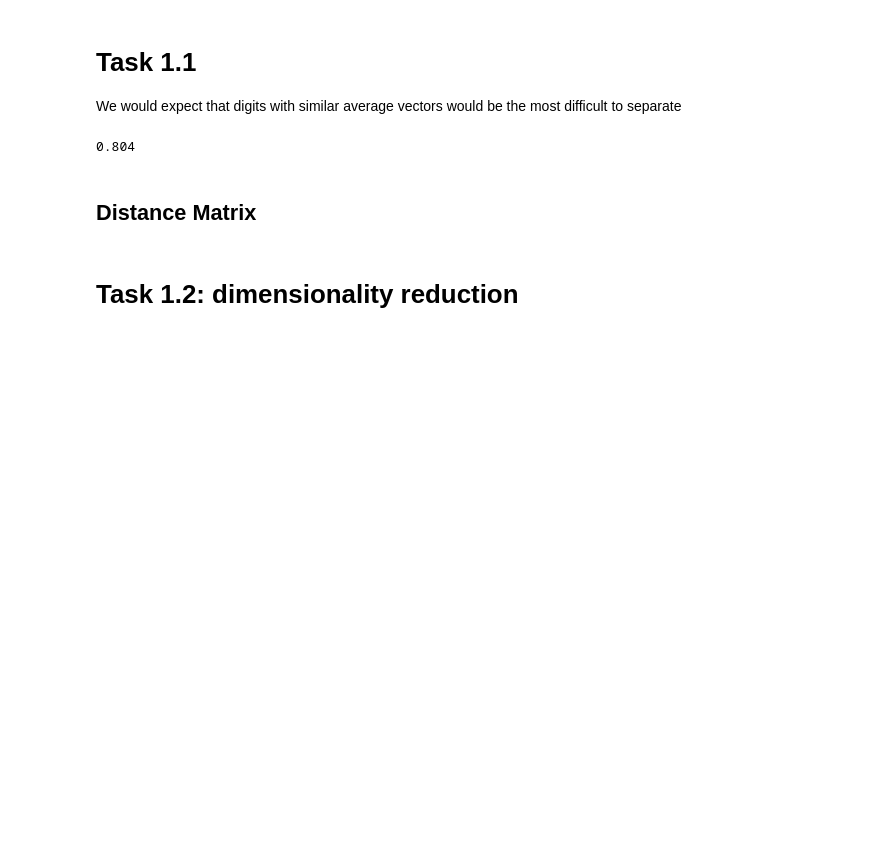
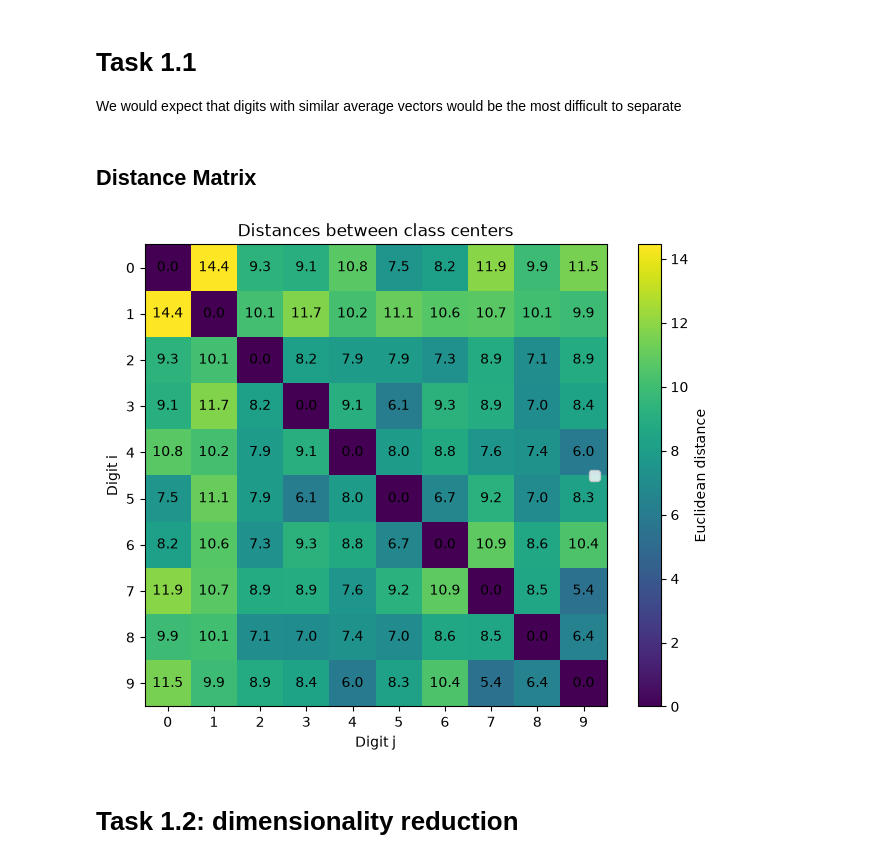
Before and after one commit to Jessek43/idl_a0, a Jupyter notebook: A0.ipynb, the cells around one changed output. Saved outputs shown, nothing was run; the diff lists cells and outputs as text; code cells hidden in the pictures; blank space fills up the shorter version.

```diff
--- a/A0.ipynb
+++ b/A0.ipynb
@@ -67,53 +67,35 @@ for i in range(nr_digits):
     avg_vectors.append(avg_vector_i)
 
 avg_vectors = np.array(avg_vectors)
-# %%
-# Classify the digits based on the distance between the average vector and the test vector
-
-predictions = []
-
-for test_in_element in test_in:
-    distances = []
-    for i in range(nr_digits):
-        dist = np.linalg.norm(avg_vectors[i] - test_in_element)
-        distances.append(dist)
-
-    # Take the index of the digit with the lowest 'distance'
-    predictions.append(np.argmin(distances))
-
-vector_avg_accuracy = (test_out == predictions).mean()
-
-print(vector_avg_accuracy)
-# %% [output]
-0.804
 # %% [markdown]
 ## Distance Matrix
 # %%
 dist_matrix = np.zeros((nr_digits, nr_digits))
 
 for c_i in range(0, nr_digits - 1): # loop over 10 digit averages
     for c_j in range(c_i + 1, nr_digits):
 
         distance = np.linalg.norm(avg_vectors[c_i] - avg_vectors[c_j])
         dist_matrix[c_i][c_j] = distance
         dist_matrix[c_j][c_i] = distance
 # create plot
 plt.figure(figsize=(8,6))
 plt.imshow(dist_matrix, cmap="viridis")
 plt.colorbar(label="Euclidean distance")
 
 for i in range(nr_digits):
     for j in range(nr_digits):
         plt.text(j, i, f"{dist_matrix[i, j]:.1f}", ha="center", va="center", fontsize=10)
 
 plt.xticks(range(nr_digits))
 plt.yticks(range(nr_digits))
 plt.xlabel("Digit j")
 plt.ylabel("Digit i")
 plt.title("Distances between class centers")
-plt.legend()
 plt.savefig("plots/distance_matrix_digit_centers.png")
 plt.show()
+# %% [output]
+[figure, added]
 # %% [markdown]
 # Task 1.2: dimensionality reduction
 # %%
```
Also changed, not shown: parts of 11 cells of this notebook.
